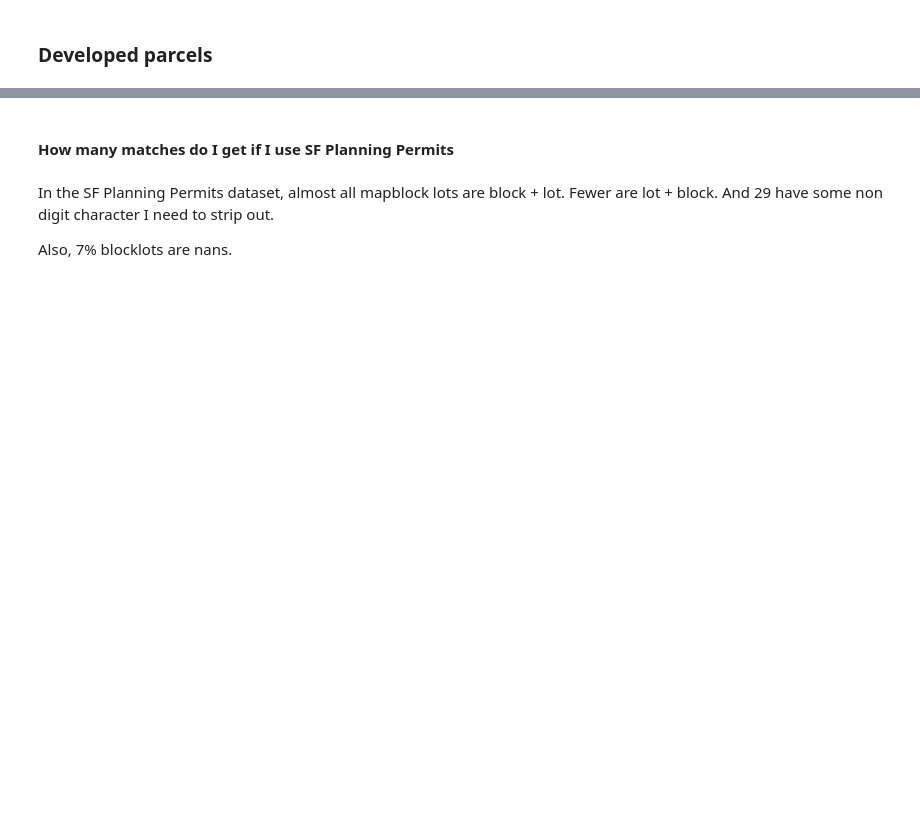
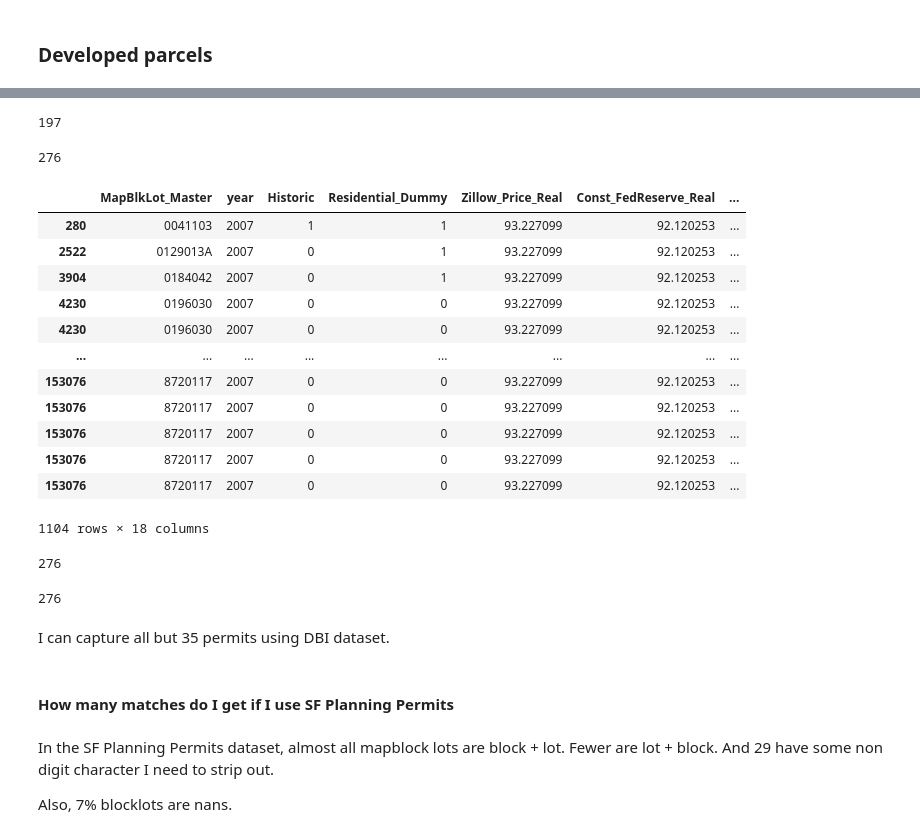
Before and after one commit to sdamerdji/dissertation, a Jupyter notebook: inventory cleaning.ipynb, the cells around one changed output, grey strips where cells are left out. Cells and saved outputs as stored; diff of their text form; code cells hidden in the pictures; blank space fills up the shorter version.

```diff
--- a/inventory cleaning.ipynb
+++ b/inventory cleaning.ipynb
@@ -210,0 +68,2 @@ type(parcels)
+# %%
+permits = clean_utils.get_rhna_permits()
@@ -210,0 +72,3 @@ type(parcels)
+# %%
+success = ['complete', 'issued', 'approved', 'granted', 'issuing']
+completed_projects = permits[permits['status'].isin(success)].copy()
@@ -210,0 +144,4 @@ type(parcels)
+# %%
+built = built.to_crs('EPSG:4326')
+# %%
+built_poisson_geo = gpd.sjoin(built, completed_projects, how="inner", predicate='contains')
@@ -210,0 +150,24 @@ type(parcels)
+# %%
+all_match1.MapBlkLot_Master.nunique()
+# %% [output]
+197
+# %%
+built_poisson_geo.MapBlkLot_Master.nunique()
+# %% [output]
+276
+# %%
+built_poisson_geo[list(trainDf.columns.values) + ['units']]
+# %% [output]
+|  | MapBlkLot_Master | year | Historic | Residential_Dummy | Zillow_Price_Real | Const_FedReserve_Real | ... |
+| 280 | 0041103 | 2007 | 1 | 1 | 93.227099 | 92.120253 | ... |
+| 2522 | 0129013A | 2007 | 0 | 1 | 93.227099 | 92.120253 | ... |
+| 3904 | 0184042 | 2007 | 0 | 1 | 93.227099 | 92.120253 | ... |
+| 4230 | 0196030 | 2007 | 0 | 0 | 93.227099 | 92.120253 | ... |
+| 4230 | 0196030 | 2007 | 0 | 0 | 93.227099 | 92.120253 | ... |
+| ... | ... | ... | ... | ... | ... | ... | ... |
+| 153076 | 8720117 | 2007 | 0 | 0 | 93.227099 | 92.120253 | ... |
+| 153076 | 8720117 | 2007 | 0 | 0 | 93.227099 | 92.120253 | ... |
+| 153076 | 8720117 | 2007 | 0 | 0 | 93.227099 | 92.120253 | ... |
+| 153076 | 8720117 | 2007 | 0 | 0 | 93.227099 | 92.120253 | ... |
+| 153076 | 8720117 | 2007 | 0 | 0 | 93.227099 | 92.120253 | ... |
+1104 rows × 18 columns
@@ -210,0 +176,4 @@ type(parcels)
+# %%
+all_match.MapBlkLot_Master.nunique()
+# %% [output]
+276
@@ -211,3 +182,9 @@ type(parcels)
+# %%
+all_match_dbi.MapBlkLot_Master.nunique()
+# %% [output]
+276
+# %% [markdown]
+I can capture all but 35 permits using DBI dataset.
 # %% [markdown]
 #### How many matches do I get if I use SF Planning Permits
 # %% [markdown]
```
Also changed, not shown: parts of 159 cells of this notebook, 2 other files.
